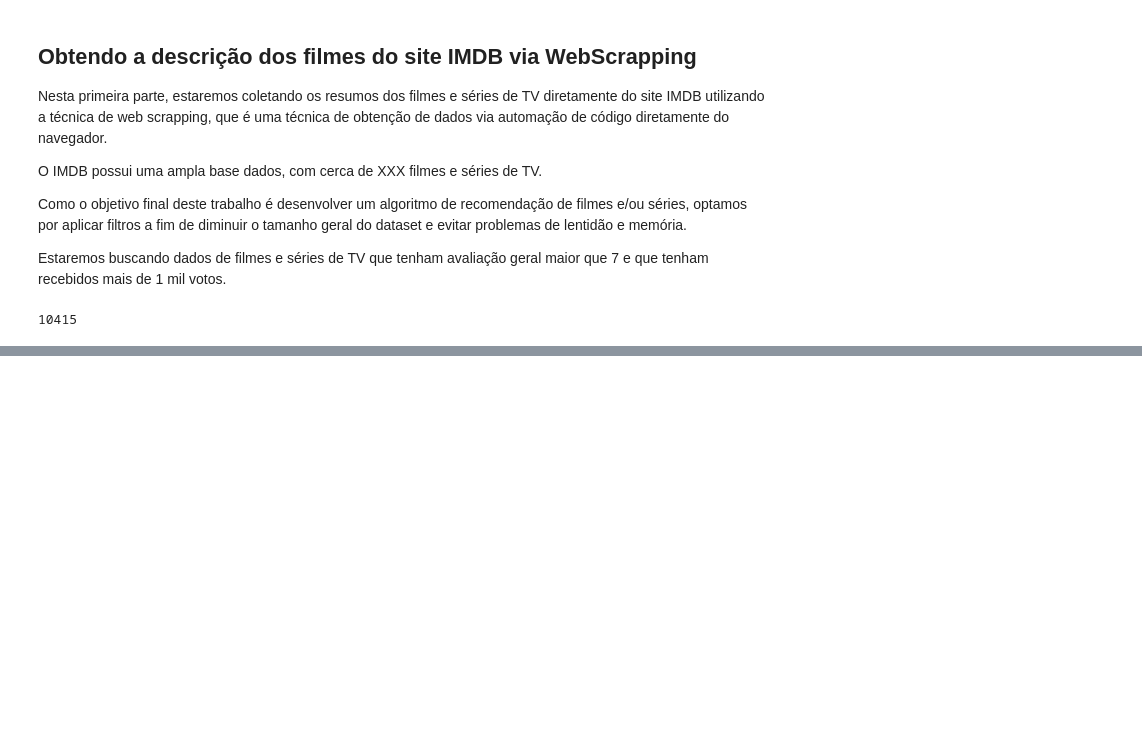
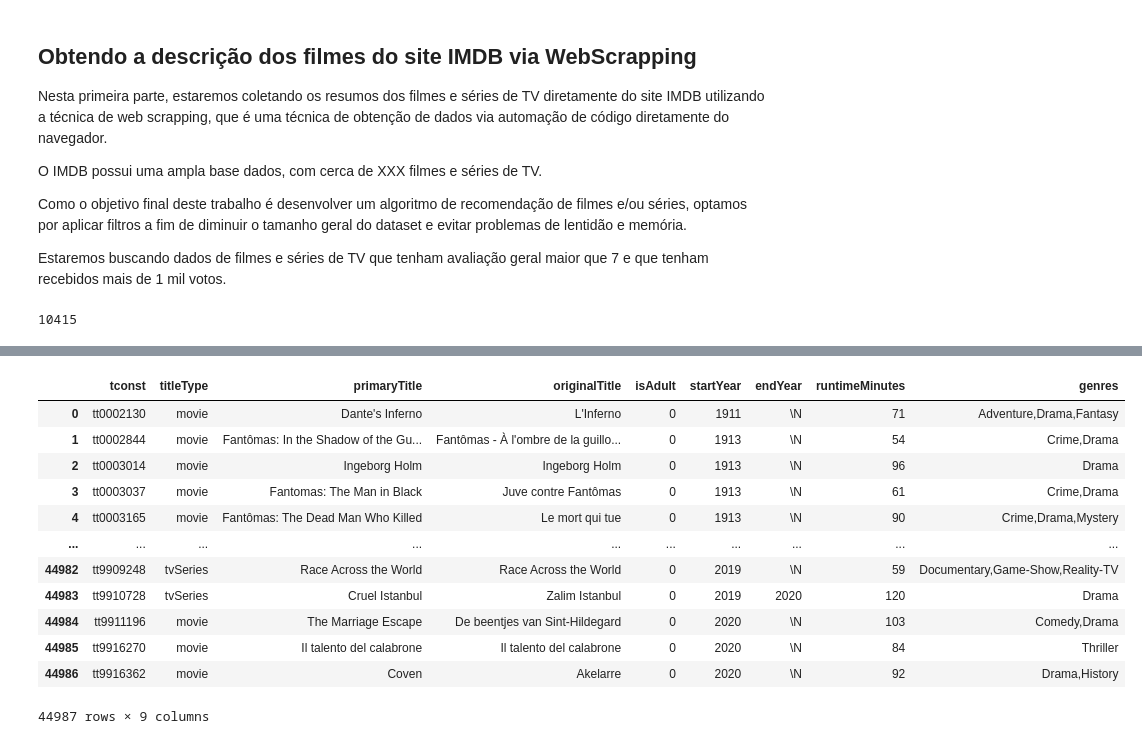
Before and after one commit to eutiagovski/movie-recomendation-system, a Jupyter notebook: notebooks/create_data.ipynb, the cells around one changed output, grey strips where cells are left out. Drawn from its saved outputs; the diff is of its cells as text; code cells hidden in the pictures; blank space fills up the shorter version.

```diff
--- a/notebooks/create_data.ipynb
+++ b/notebooks/create_data.ipynb
@@ -207,0 +288,22 @@ driver.close()
+# %%
+df_titles = pd.read_csv(f'{path_to_datasets}/title.basics.tsv', sep='\t') # load titles dataset
+df_titles = df_titles.loc[df_titles.tconst.isin(df.tconst)] # keep only scraped items
+
+df_titles.reset_index(drop=True, inplace=True)
+df_titles.to_csv(f'{path_to_datasets}/title.basics.tsv', sep='\t', index=False) # save filtered dataset to disk
+
+df_titles
+# %% [output]
+|  | tconst | titleType | primaryTitle | originalTitle | isAdult | startYear | endYear | runtimeMinutes | genres |
+| 0 | tt0002130 | movie | Dante's Inferno | L'Inferno | 0 | 1911 | \N | 71 | Adventure,Drama,Fantasy |
+| 1 | tt0002844 | movie | Fantômas: In the Shadow of the Gu... | Fantômas - À l'ombre de la guillo... | 0 | 1913 | \N | 54 | Crime,Drama |
+| 2 | tt0003014 | movie | Ingeborg Holm | Ingeborg Holm | 0 | 1913 | \N | 96 | Drama |
+| 3 | tt0003037 | movie | Fantomas: The Man in Black | Juve contre Fantômas | 0 | 1913 | \N | 61 | Crime,Drama |
+| 4 | tt0003165 | movie | Fantômas: The Dead Man Who Killed | Le mort qui tue | 0 | 1913 | \N | 90 | Crime,Drama,Mystery |
+| ... | ... | ... | ... | ... | ... | ... | ... | ... | ... |
+| 44982 | tt9909248 | tvSeries | Race Across the World | Race Across the World | 0 | 2019 | \N | 59 | Documentary,Game-Show,Reality-TV |
+| 44983 | tt9910728 | tvSeries | Cruel Istanbul | Zalim Istanbul | 0 | 2019 | 2020 | 120 | Drama |
+| 44984 | tt9911196 | movie | The Marriage Escape | De beentjes van Sint-Hildegard | 0 | 2020 | \N | 103 | Comedy,Drama |
+| 44985 | tt9916270 | movie | Il talento del calabrone | Il talento del calabrone | 0 | 2020 | \N | 84 | Thriller |
+| 44986 | tt9916362 | movie | Coven | Akelarre | 0 | 2020 | \N | 92 | Drama,History |
+44987 rows × 9 columns
```
Also changed, not shown: parts of 16 cells of this notebook.
